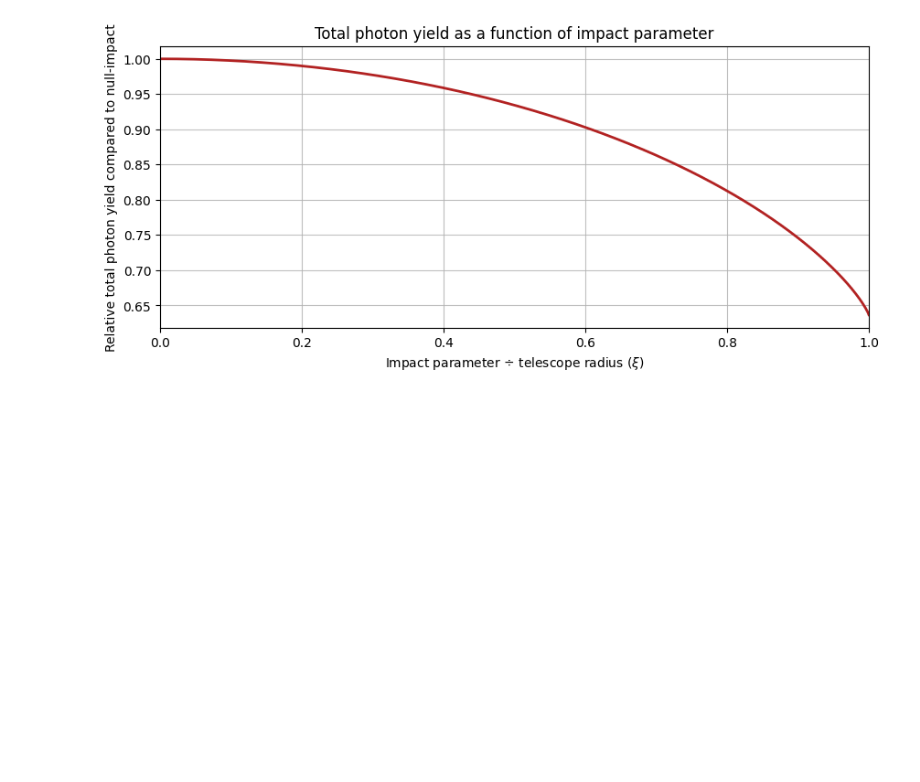
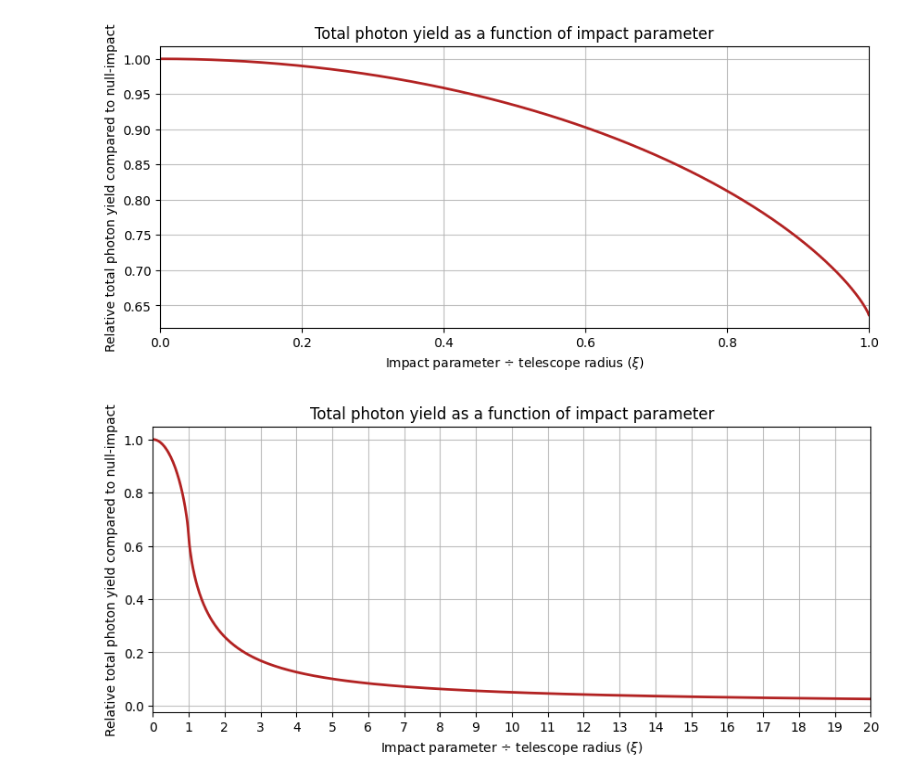
Before and after one commit to leandrorizk/magnetic_monopoles, a Jupyter notebook: muons/muons_with_impact.ipynb, the cells around one changed output. Cells and saved outputs as stored; diff of their text form; code cells hidden in the pictures; blank space fills up the shorter version.

Commit message:
Full impact parameter analysis

```diff
--- a/muons/muons_with_impact.ipynb
+++ b/muons/muons_with_impact.ipynb
@@ -84,3 +84,24 @@ def get_impact_factor(xi):
 
     integ = quad(get_rel_intensity, 0, bound, args=(xi))[0]
     return integ * 2 / np.pi
+# %%
+xis = np.linspace(0, 20, 1000)
+total_rel_photon_yield = np.zeros_like(xis)
+
+for i, xi in enumerate(xis):
+    total_rel_photon_yield[i] = get_impact_factor(xi)
+# %%
+plt.figure(figsize=(10, 4))
+
+plt.plot(xis, total_rel_photon_yield, lw=2, c='firebrick')
+
+plt.grid(alpha=0.8)
+plt.xlabel(r'Impact parameter $\div$ telescope radius ($\xi$)')
+plt.ylabel('Relative total photon yield compared to null-impact')
+plt.title('Total photon yield as a function of impact parameter')
+
+plt.xticks(np.arange(0, 21, 1))
+plt.xlim(0, 20)
+plt.show()
+# %% [output]
+[figure, added]
```
